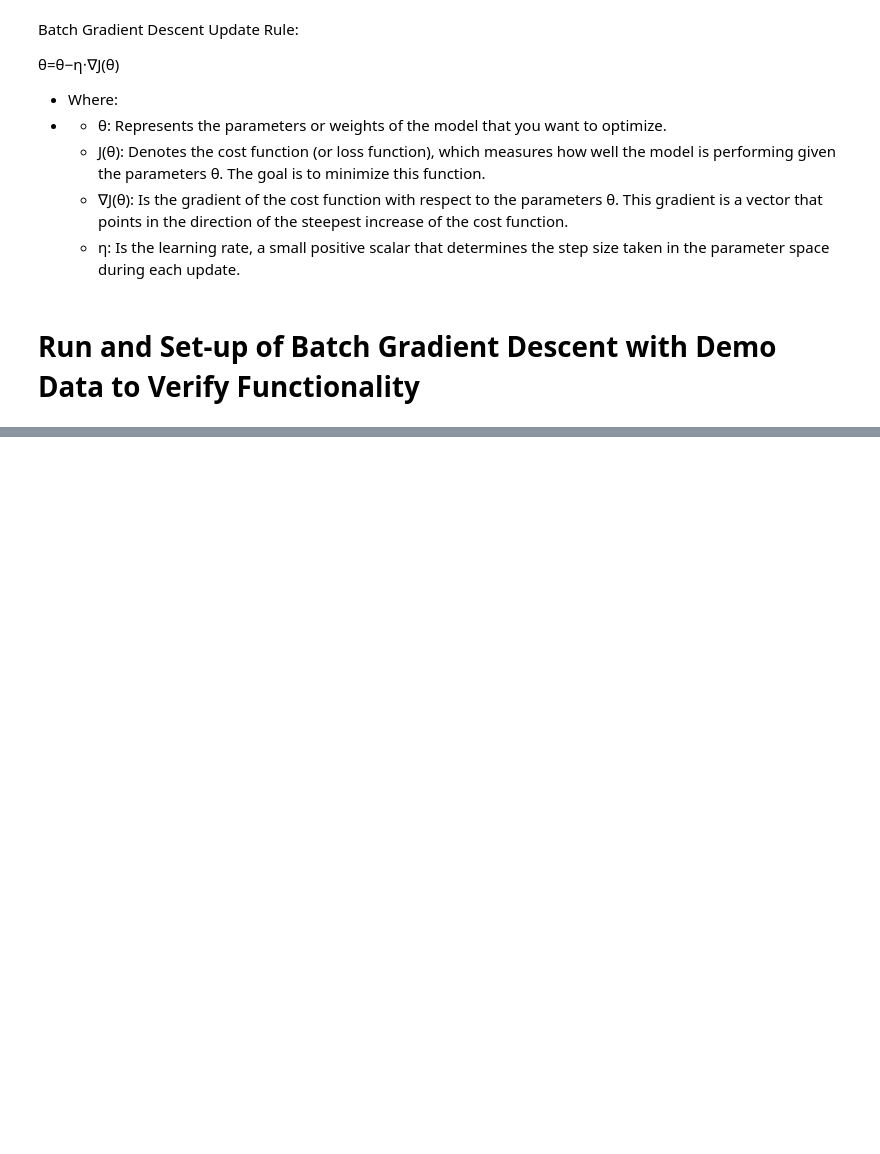
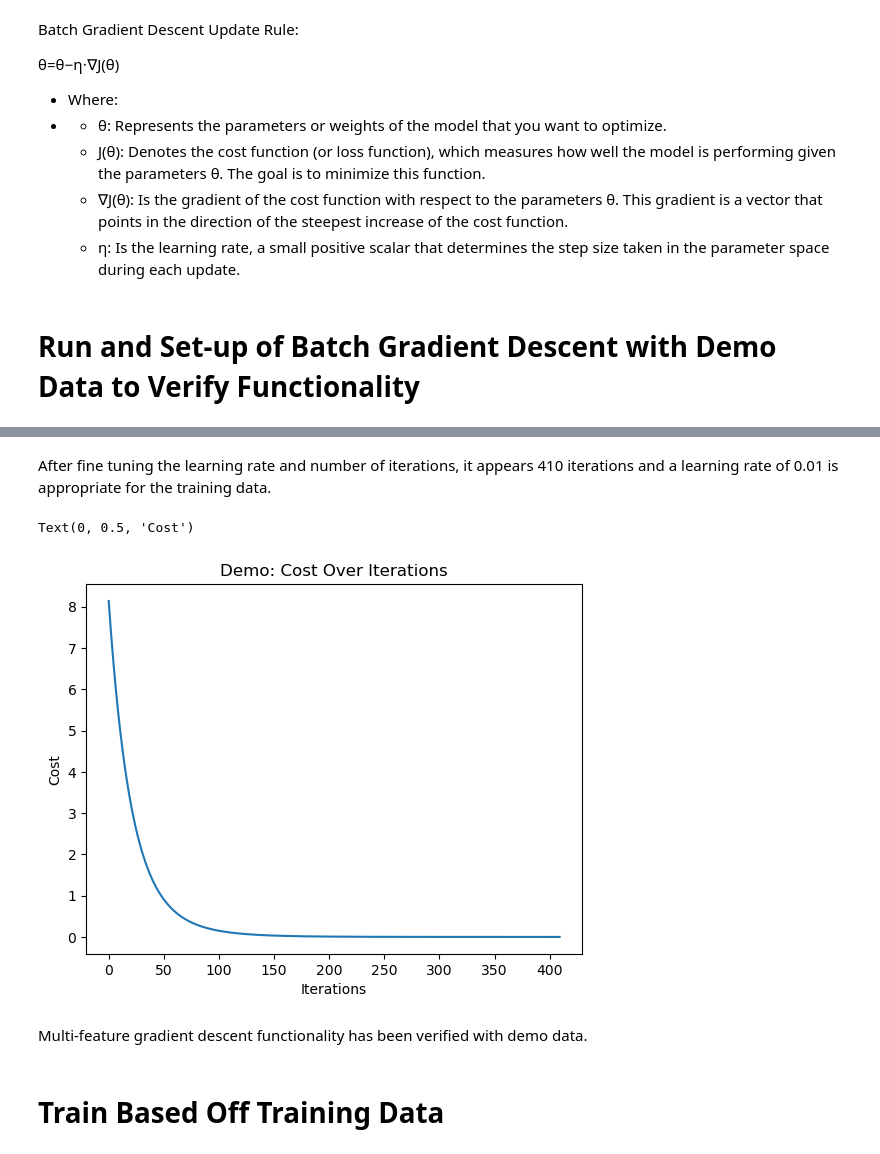
Before and after one commit to jebrown0/gradient_descent_scratch_p_project0, a Jupyter notebook: notebooks/multi_g_d_demo.ipynb, the cells around one changed output, grey strips where cells are left out. Drawn from its saved outputs; the diff is of its cells as text; code cells hidden in the pictures; blank space fills up the shorter version.

```diff
--- a/notebooks/multi_g_d_demo.ipynb
+++ b/notebooks/multi_g_d_demo.ipynb
@@ -214,0 +206,9 @@ y_actual = X_test @ weights_true + 0.5             # y = Xw + b, with true bias
+# %%
+# Set-up for learning model
+# Example: create random (dummy) data for demo purposes
+np.random.seed(42)          # .seed() ensures that the random numbers generated are the same each time the program is run
+n_samples = 100
+n_features = 3
+X_demo = np.random.randn(n_samples, n_features)    # Features matrix
+weights_true = np.array([1.5, -2.0, 1.0])            # True weights (for testing)
+y_demo = X_demo @ weights_true + 0.5             # y = Xw + b, with true bias 0.5
@@ -260,0 +252,2 @@ Final bias: 0.5881315835675558
+# %%
+demo_b, demo_w, demo_total_cost = g_d_funct(X=X_demo, y=y_demo, b=0., learning_rate=0.01, iterations=410)
@@ -261,7 +272,14 @@ Final bias: 0.5881315835675558
+# %% [markdown]
+After fine tuning the learning rate and number of iterations, it appears 410 iterations and a learning rate of 0.01 is appropriate for the training data.
 # %%
-import matplotlib.pyplot as plt
-plt.plot(losses)
-plt.xlabel("Epoch")
-plt.ylabel("MSE Loss")
-plt.title("Training Loss Over Epochs")
-plt.show()
+sns.lineplot(demo_total_cost)
+plt.title('Demo: Cost Over Iterations')
+plt.xlabel('Iterations')
+plt.ylabel('Cost')
+# %% [output]
+Text(0, 0.5, 'Cost')
+[figure, added]
+# %% [markdown]
+Multi-feature gradient descent functionality has been verified with demo data.
+# %% [markdown]
+# Train Based Off Training Data
```
Also changed, not shown: parts of 48 cells of this notebook.
